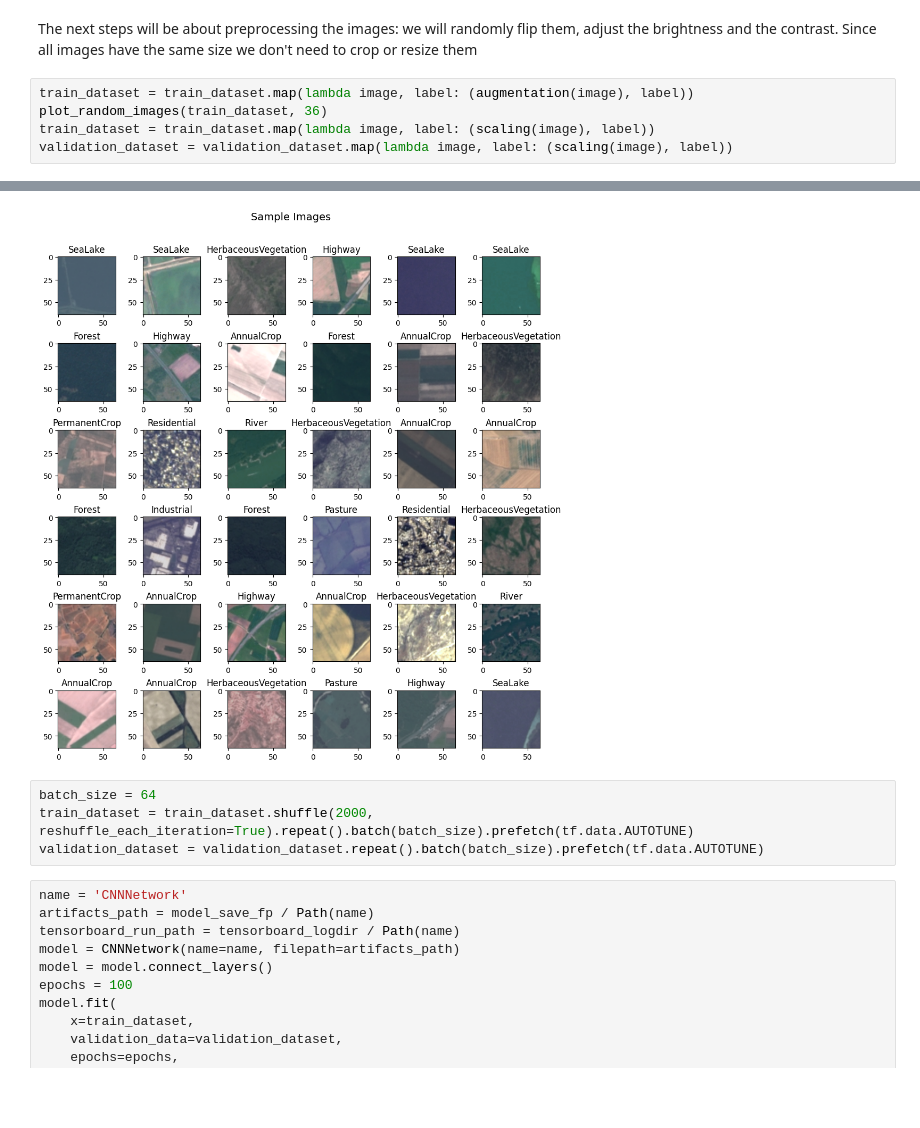
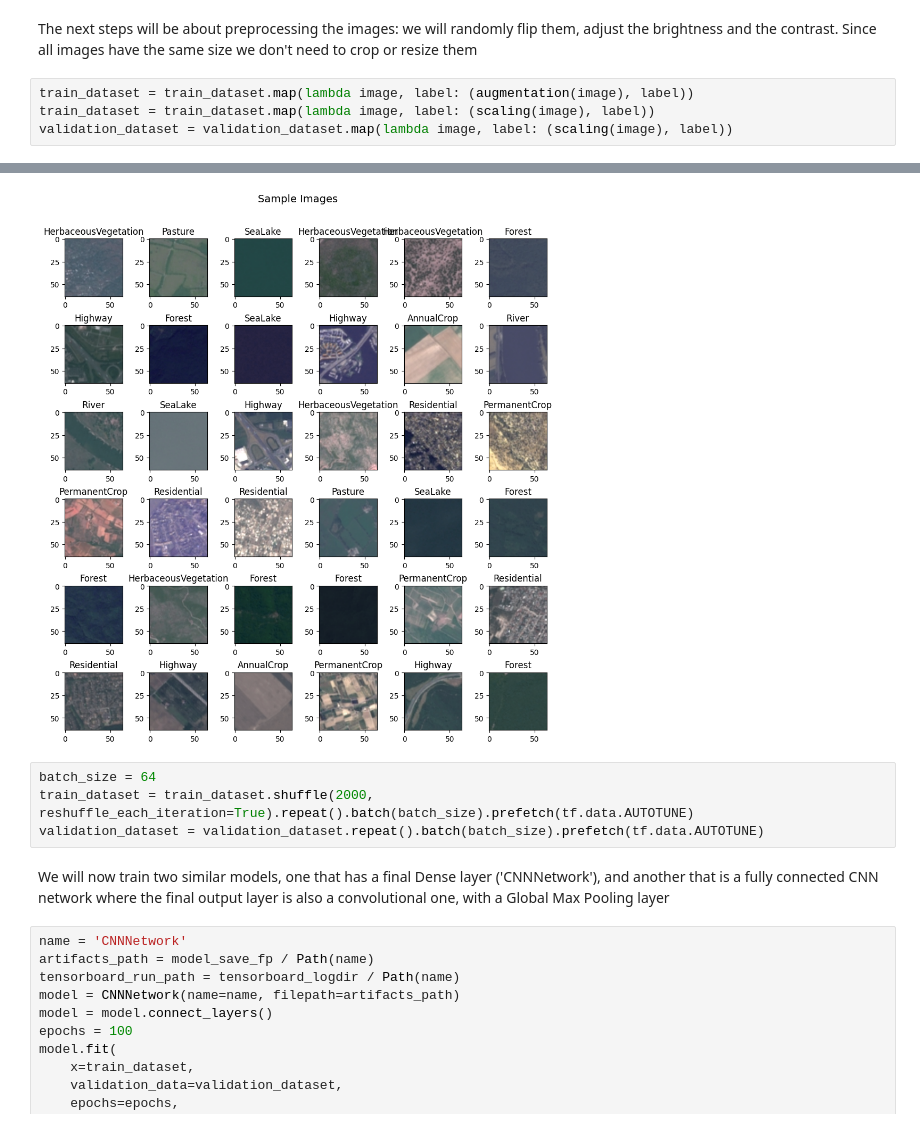
Before and after one commit to rondinini/deeplearning, a Jupyter notebook: eurosat.ipynb, the cells around one changed output, grey strips where cells are left out. Cells and saved outputs as stored; diff of their text form; blank space fills up the shorter version.

```diff
--- a/eurosat.ipynb
+++ b/eurosat.ipynb
@@ -69,7 +62,6 @@ plot_random_images(train_dataset, 36)
 The next steps will be about preprocessing the images: we will randomly flip them, adjust the brightness and the contrast. Since all images have the same size we don't need to crop or resize them
 # %%
 train_dataset = train_dataset.map(lambda image, label: (augmentation(image), label))
-plot_random_images(train_dataset, 36)
 train_dataset = train_dataset.map(lambda image, label: (scaling(image), label))
 validation_dataset = validation_dataset.map(lambda image, label: (scaling(image), label))
 # %% [output]
@@ -77,8 +69,10 @@ validation_dataset = validation_dataset.map(lambda image, label: (scaling(image)
-[figure, old version]
+[figure, new version]
 # %%
 batch_size = 64
 train_dataset = train_dataset.shuffle(2000, reshuffle_each_iteration=True).repeat().batch(batch_size).prefetch(tf.data.AUTOTUNE)
 validation_dataset = validation_dataset.repeat().batch(batch_size).prefetch(tf.data.AUTOTUNE)
+# %% [markdown]
+We will now train two similar models, one that has a final Dense layer ('CNNNetwork'), and another that is a fully connected CNN network where the final output layer is also a convolutional one, with a Global Max Pooling layer
 # %%
 name = 'CNNNetwork'
 artifacts_path = model_save_fp / Path(name)
```
Also changed, not shown: parts of 12 cells of this notebook.
